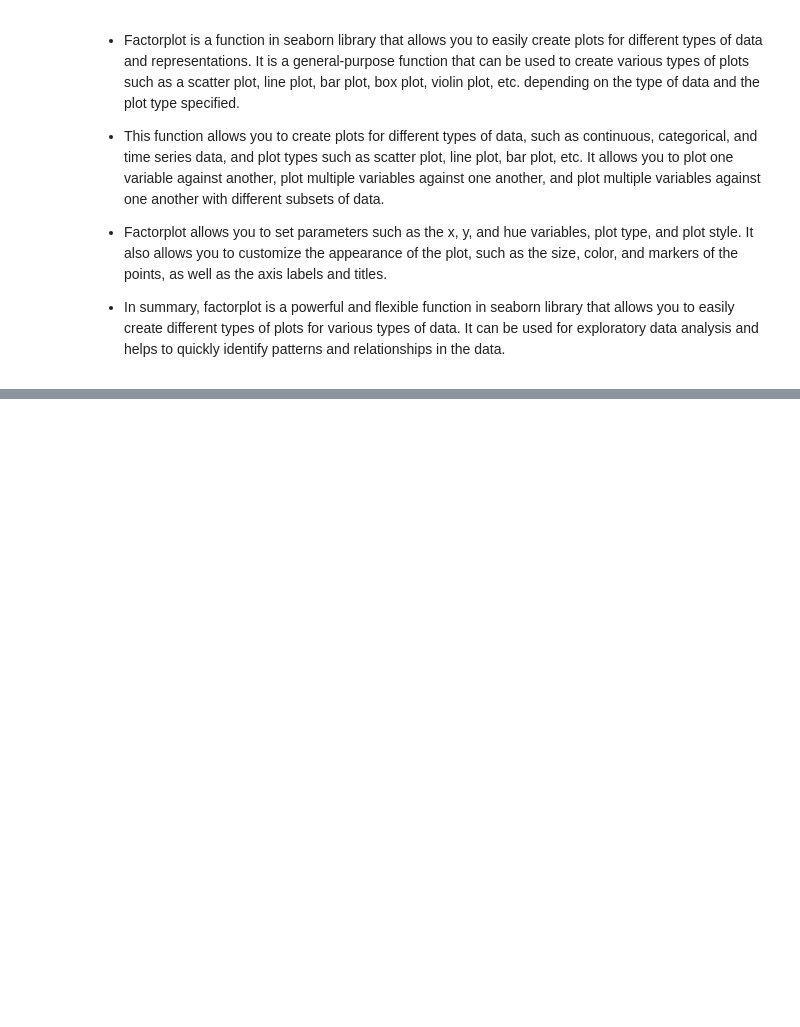
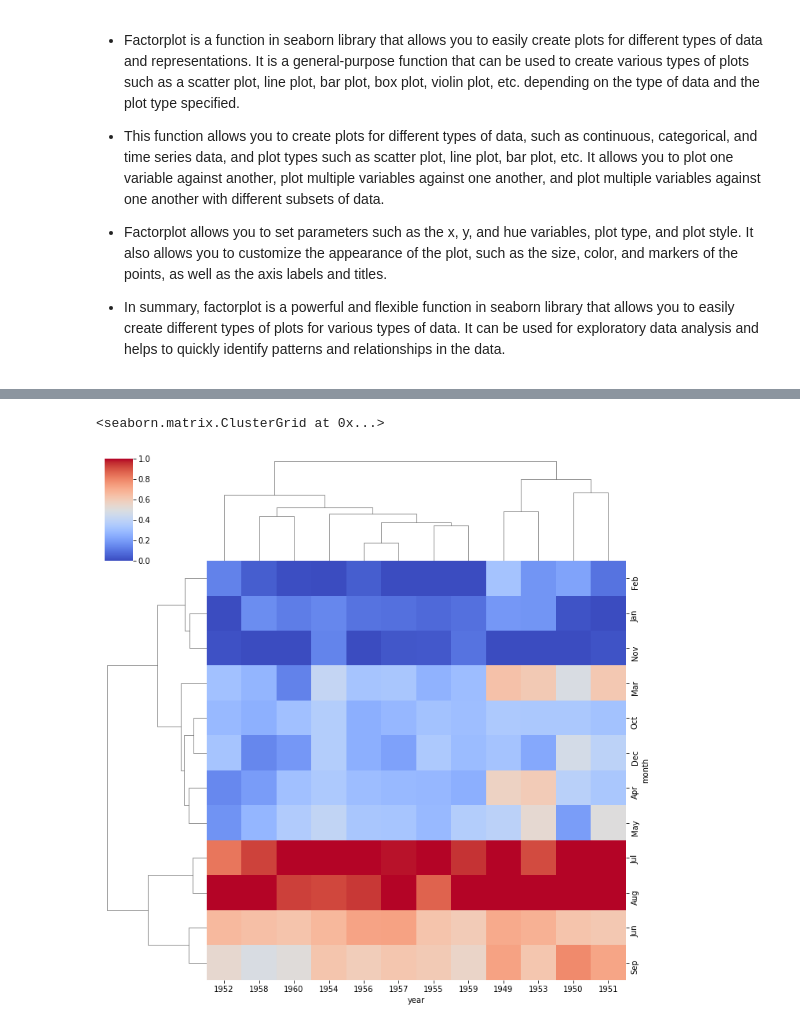
Before and after one commit to Mahaa-Dev/Python, a Jupyter notebook: extrass_py/seaborn/seaborn_plot_types.ipynb, the cells around one changed output, grey strips where cells are left out. Cells and saved outputs as stored; diff of their text form; code cells hidden in the pictures; blank space fills up the shorter version.

Commit message:
matrixplot added

```diff
--- a/extrass_py/seaborn/seaborn_plot_types.ipynb
+++ b/extrass_py/seaborn/seaborn_plot_types.ipynb
@@ -257,0 +304,5 @@ sns.factorplot(x='day',y='total_bill',data=tips,kind='bar')
+# %%
+sns.clustermap(fp,cmap='coolwarm',standard_scale=1)
+# %% [output]
+<seaborn.matrix.ClusterGrid at 0x...>
+[figure, added]
```
Also changed, not shown: parts of 25 cells of this notebook.
